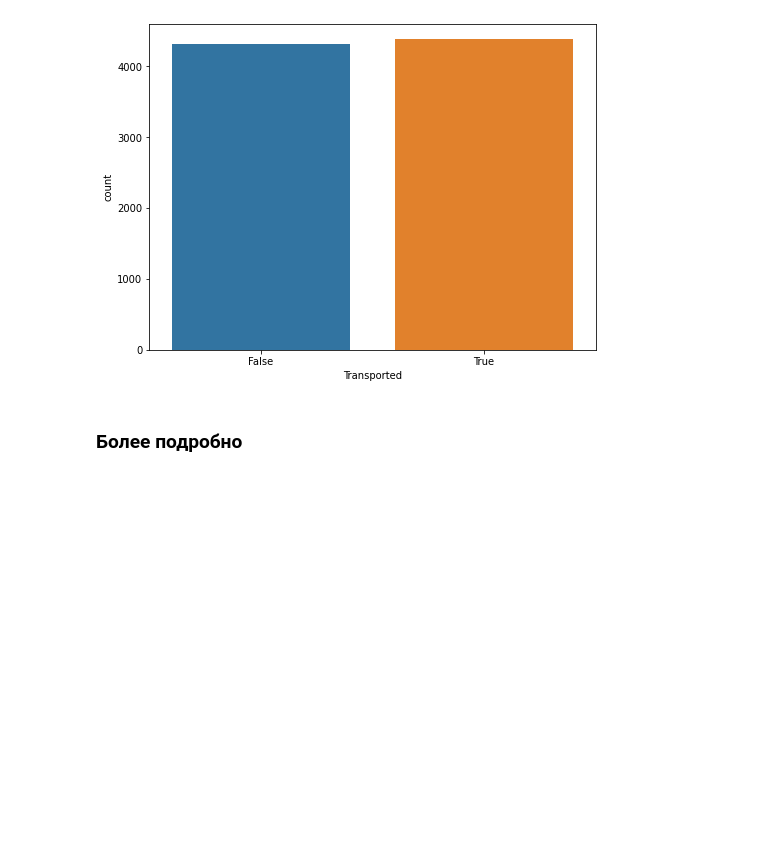
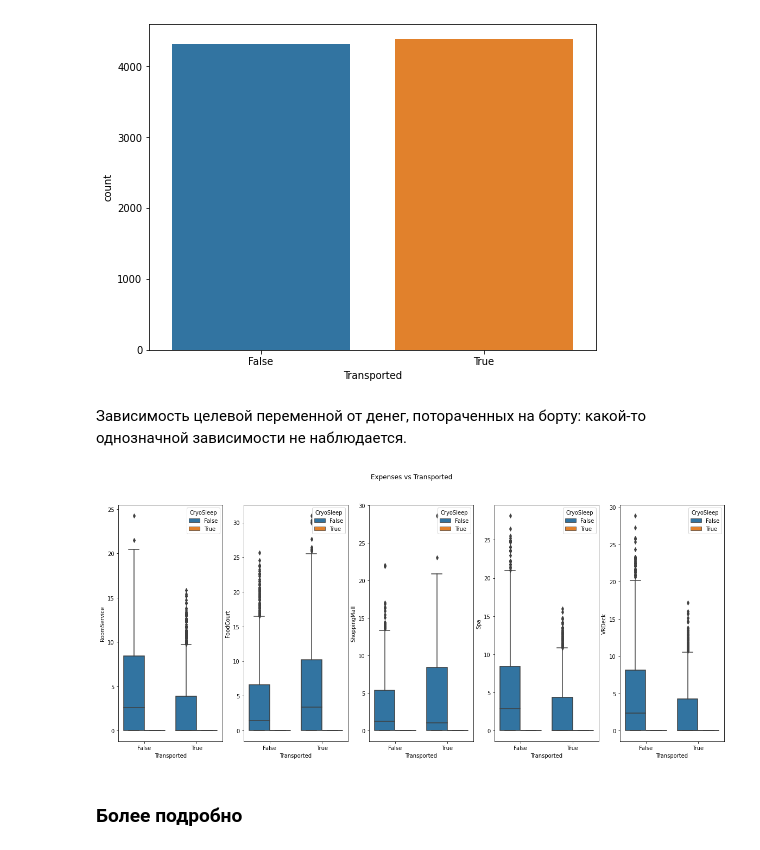
Before and after one commit to kolkingen/spaceship-titanic, a Jupyter notebook: main.ipynb, the cells around one changed output. Cells and saved outputs as stored; diff of their text form; code cells hidden in the pictures; blank space fills up the shorter version.

```diff
--- a/main.ipynb
+++ b/main.ipynb
@@ -147,6 +140,17 @@ sns.countplot(x='Transported', data=data)
 plt.show()
 # %% [output]
 [figure]
+# %% [markdown]
+Зависимость целевой переменной от денег, потораченных на борту: какой-то однозначной зависимости не наблюдается.
+# %%
+numerical_columns = ['RoomService', 'FoodCourt', 'ShoppingMall', 'Spa', 'VRDeck']
+figure, axes = plt.subplots(nrows=1, ncols=len(numerical_columns), sharey=False, figsize=(20, 8))
+figure.suptitle('Expenses vs Transported')
+
+for i, column in enumerate(numerical_columns):
+    sns.boxplot(y=data[column]**(1/3), x=data[TARGET], ax=axes[i], hue=data['CryoSleep'])
+# %% [output]
+[figure, added]
 # %% [markdown]
 ### Более подробно
 # %% [markdown]
```
Also changed, not shown: parts of 48 cells of this notebook, 1 other file.
